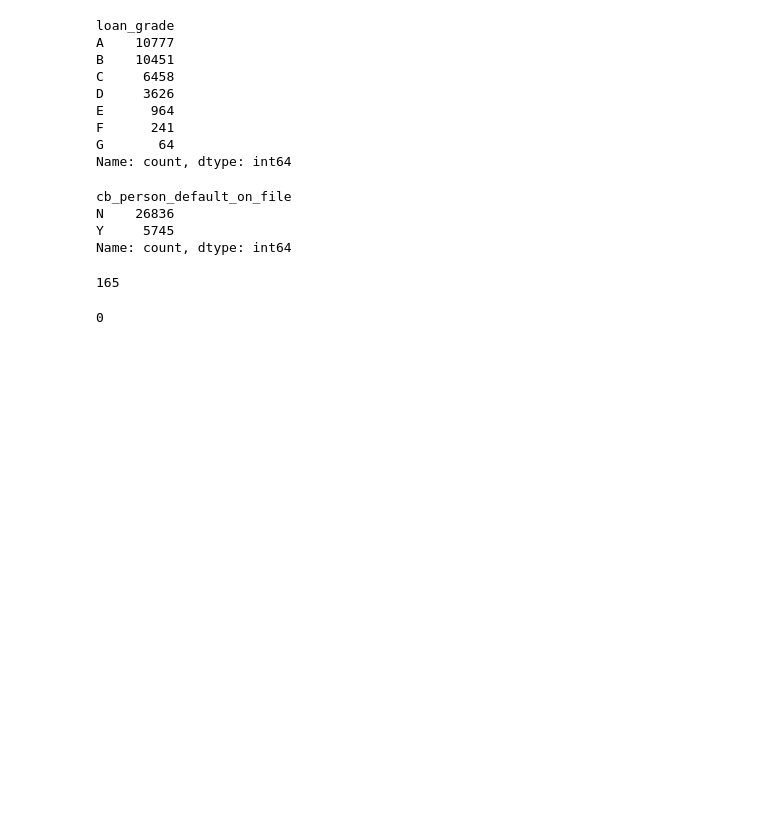
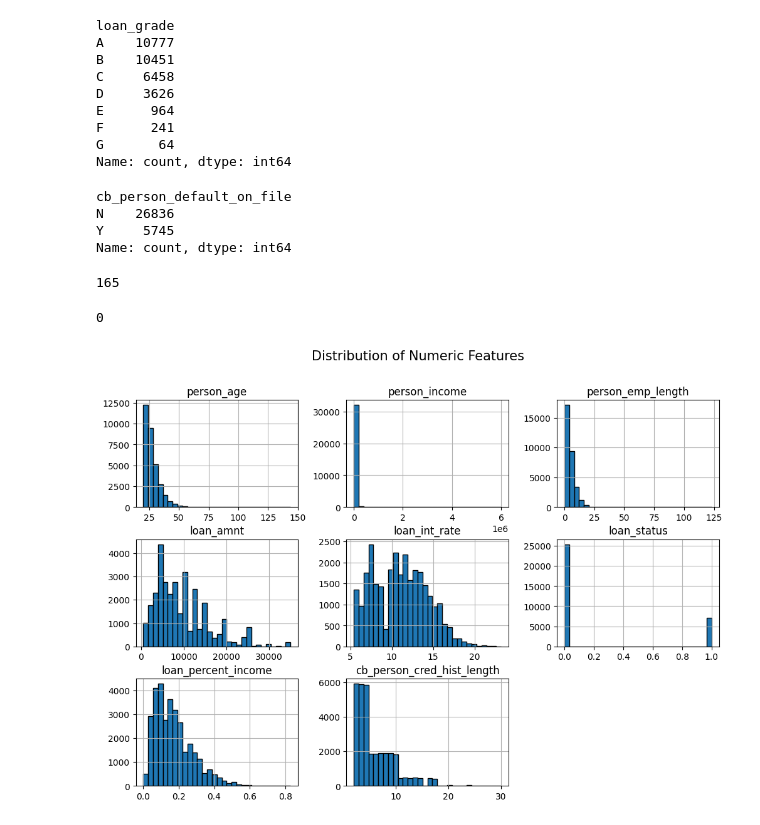
Before and after one commit to ruchira-bogahawatta/BIS-Analysis, a Jupyter notebook: assignment.ipynb, the cells around one changed output. Drawn from its saved outputs; the diff is of its cells as text; code cells hidden in the pictures; blank space fills up the shorter version.

```diff
--- a/assignment.ipynb
+++ b/assignment.ipynb
@@ -153,3 +153,12 @@ data = data.drop_duplicates()
 data.duplicated().sum()
 # %% [output]
 0
+# %%
+# Visualizing the distribution of Numeric Features using histograms
+# Selecting only numberic cols
+numerical_cols = data.select_dtypes(include=['int64', 'int32', 'float64'])
+numerical_cols.hist(figsize=(12, 8), bins=30, edgecolor='black')
+plt.suptitle("Distribution of Numeric Features", fontsize=15)
+plt.show()
+# %% [output]
+[figure, added]
```
Also changed, not shown: parts of 15 cells of this notebook.
